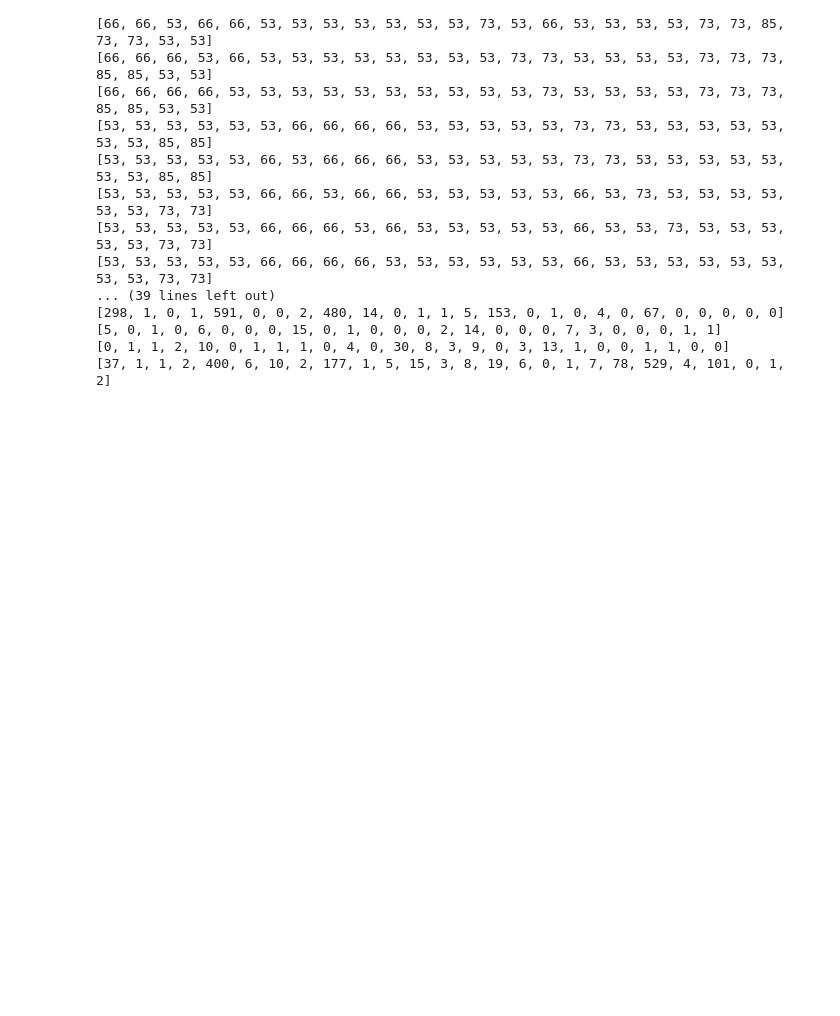
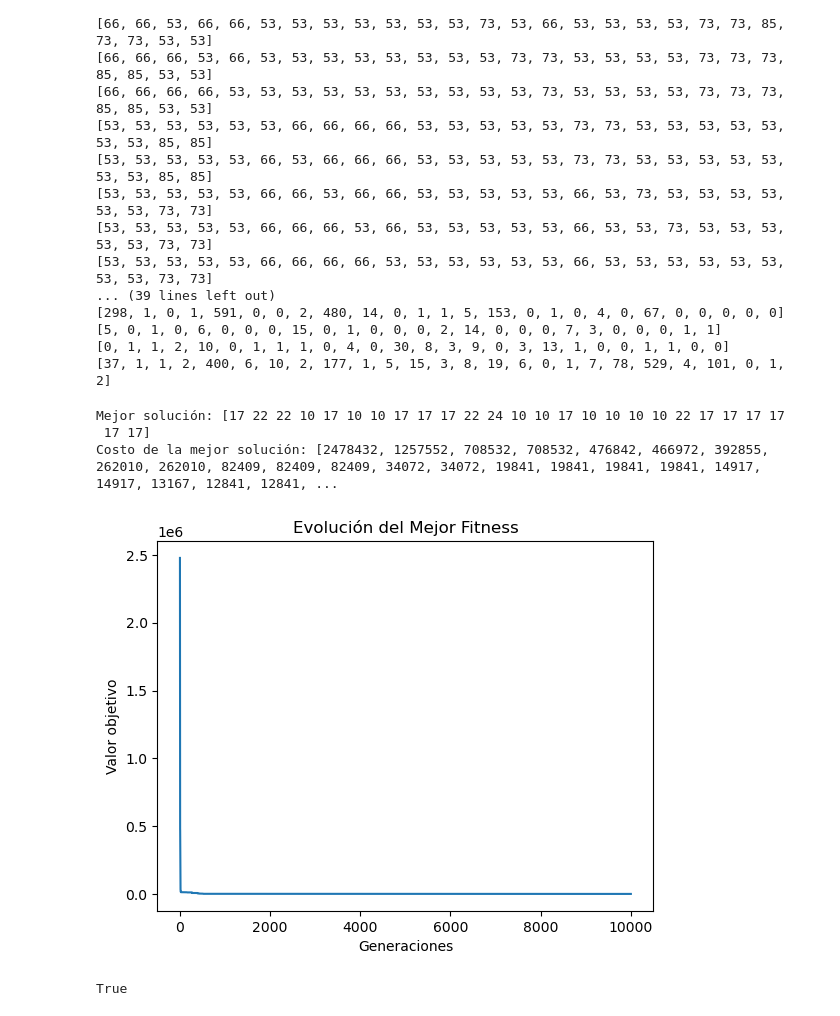
Before and after one commit to antargi/optimizacion, a Jupyter notebook: tarea2.ipynb, the cells around one changed output. Cells and saved outputs as stored; diff of their text form; code cells hidden in the pictures; blank space fills up the shorter version.

```diff
--- a/tarea2.ipynb
+++ b/tarea2.ipynb
@@ -188,3 +274,26 @@ Matriz de flujos:
 [5, 0, 1, 0, 6, 0, 0, 0, 15, 0, 1, 0, 0, 0, 2, 14, 0, 0, 0, 7, 3, 0, 0, 0, 1, 1]
 [0, 1, 1, 2, 10, 0, 1, 1, 1, 0, 4, 0, 30, 8, 3, 9, 0, 3, 13, 1, 0, 0, 1, 1, 0, 0]
 [37, 1, 1, 2, 400, 6, 10, 2, 177, 1, 5, 15, 3, 8, 19, 6, 0, 1, 7, 78, 529, 4, 101, 0, 1, 2]
+# %%
+def graficar(valoresObjetivo):
+    '''
+    Función que grafica la convergencia del valor objetivo
+    '''
+    grafico = plt.plot(valoresObjetivo)
+    plt.title('Evolución del Mejor Fitness')
+    plt.ylabel(u"Valor objetivo")
+    plt.xlabel(u"Generaciones")
+    plt.show()
+    return True
+# %%
+instanciaQAP = QAP(matrizD2, matrizF2)
+mejorSoluciones, mejoresCostos = GA(instanciaQAP, 50, 0.001, 10000, "uniform", elite_ratio=0.1)
+print("Mejor solución:", mejorSoluciones)
+print("Costo de la mejor solución:", mejoresCostos)
+graficar(mejoresCostos)
+# %% [output]
+Mejor solución: [17 22 22 10 17 10 10 17 17 17 22 24 10 10 17 10 10 10 10 22 17 17 17 17
+ 17 17]
+Costo de la mejor solución: [2478432, 1257552, 708532, 708532, 476842, 466972, 392855, 262010, 262010, 82409, 82409, 82409, 34072, 34072, 19841, 19841, 19841, 19841, 14917, 14917, 13167, 12841, 12841, ...
+[figure, added]
+True
```
Also changed, not shown: parts of 6 cells of this notebook, 2 other files.
